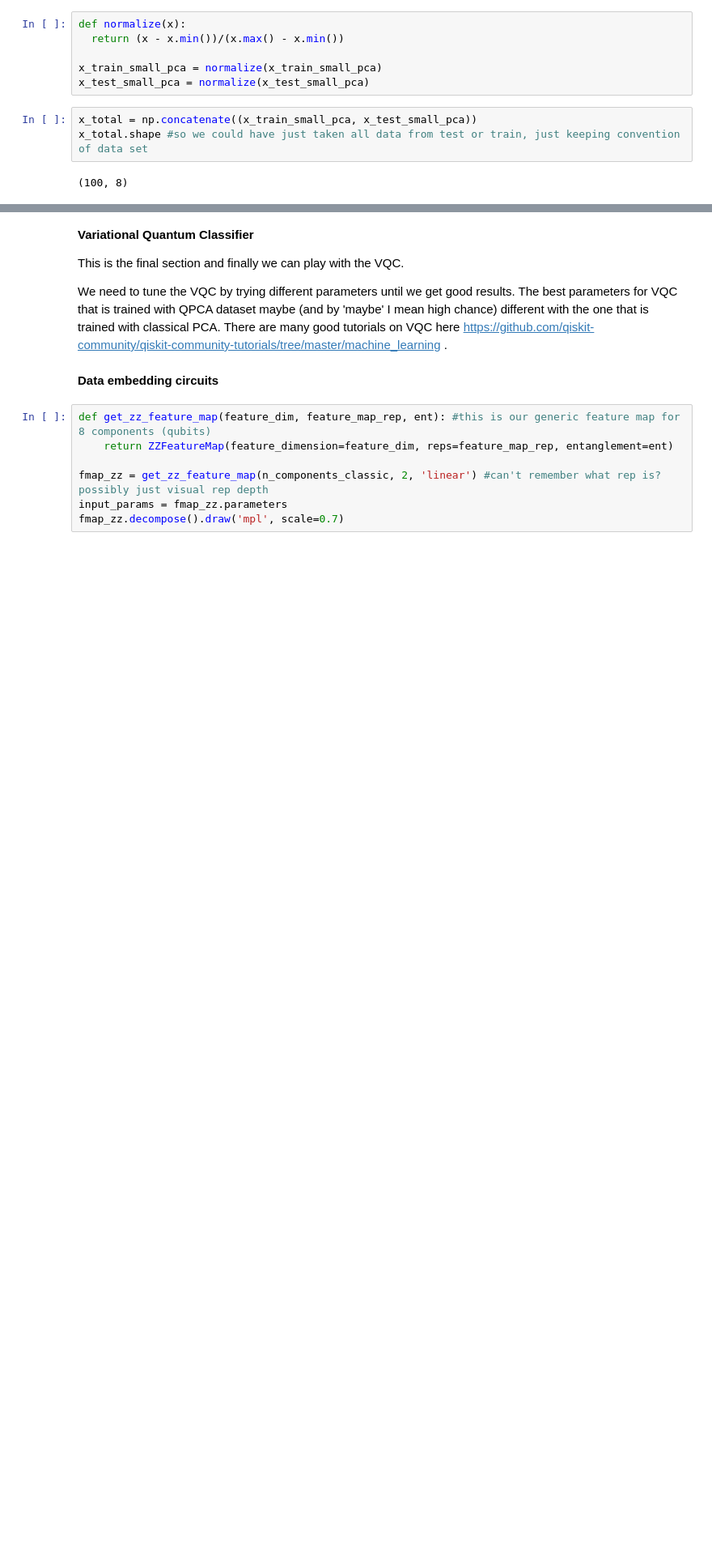
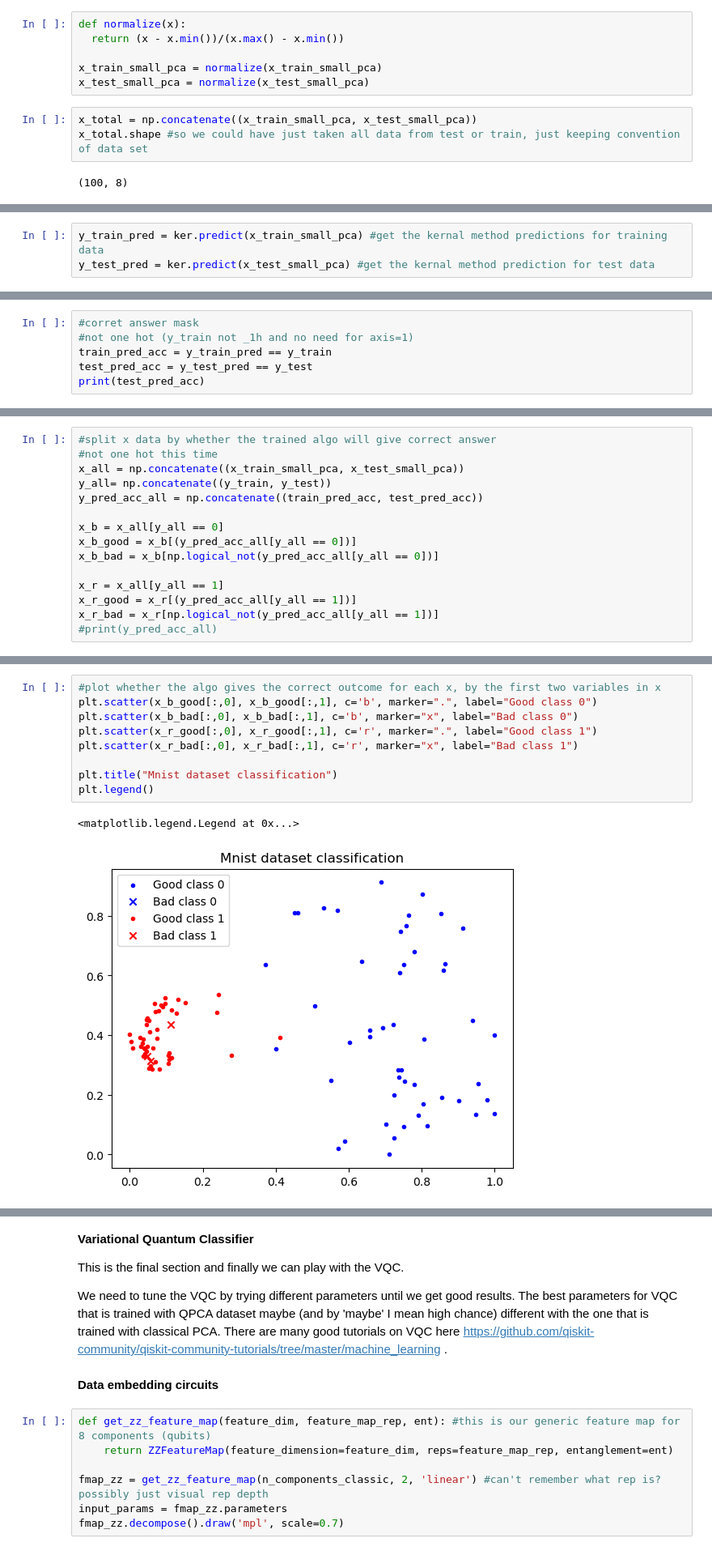
Before and after one commit to QSciTech-QuantumBC-Workshop/QuanLearnInnovators, a Jupyter notebook: vqc_pca_mnist_kernel_attempt_seb.ipynb, the cells around one changed output, grey strips where cells are left out. Shown: that part at 81% size. Drawn from its saved outputs; the diff is of its cells as text; blank space fills up the shorter version.

Commit message:
updating kernal method with results similar to vqc method

```diff
--- a/vqc_pca_mnist_kernel_attempt_seb.ipynb
+++ b/vqc_pca_mnist_kernel_attempt_seb.ipynb
@@ -318,0 +311,3 @@ print(y_train_pred)
+# %%
+y_train_pred = ker.predict(x_train_small_pca) #get the kernal method predictions for training data
+y_test_pred = ker.predict(x_test_small_pca) #get the kernal method prediction for test data
@@ -318,0 +320,6 @@ print(y_train_pred)
+# %%
+#corret answer mask
+#not one hot (y_train not _1h and no need for axis=1)
+train_pred_acc = y_train_pred == y_train
+test_pred_acc = y_test_pred == y_test
+print(test_pred_acc)
@@ -318,0 +329,15 @@ print(y_train_pred)
+# %%
+#split x data by whether the trained algo will give correct answer
+#not one hot this time
+x_all = np.concatenate((x_train_small_pca, x_test_small_pca))
+y_all= np.concatenate((y_train, y_test))
+y_pred_acc_all = np.concatenate((train_pred_acc, test_pred_acc))
+
+x_b = x_all[y_all == 0]
+x_b_good = x_b[(y_pred_acc_all[y_all == 0])]
+x_b_bad = x_b[np.logical_not(y_pred_acc_all[y_all == 0])]
+
+x_r = x_all[y_all == 1]
+x_r_good = x_r[(y_pred_acc_all[y_all == 1])]
+x_r_bad = x_r[np.logical_not(y_pred_acc_all[y_all == 1])]
+#print(y_pred_acc_all)
@@ -318,0 +353,12 @@ print(y_train_pred)
+# %%
+#plot whether the algo gives the correct outcome for each x, by the first two variables in x
+plt.scatter(x_b_good[:,0], x_b_good[:,1], c='b', marker=".", label="Good class 0")
+plt.scatter(x_b_bad[:,0], x_b_bad[:,1], c='b', marker="x", label="Bad class 0")
+plt.scatter(x_r_good[:,0], x_r_good[:,1], c='r', marker=".", label="Good class 1")
+plt.scatter(x_r_bad[:,0], x_r_bad[:,1], c='r', marker="x", label="Bad class 1")
+
+plt.title("Mnist dataset classification")
+plt.legend()
+# %% [output]
+<matplotlib.legend.Legend at 0x...>
+[figure, added]
```
Also changed, not shown: parts of 21 cells of this notebook.
